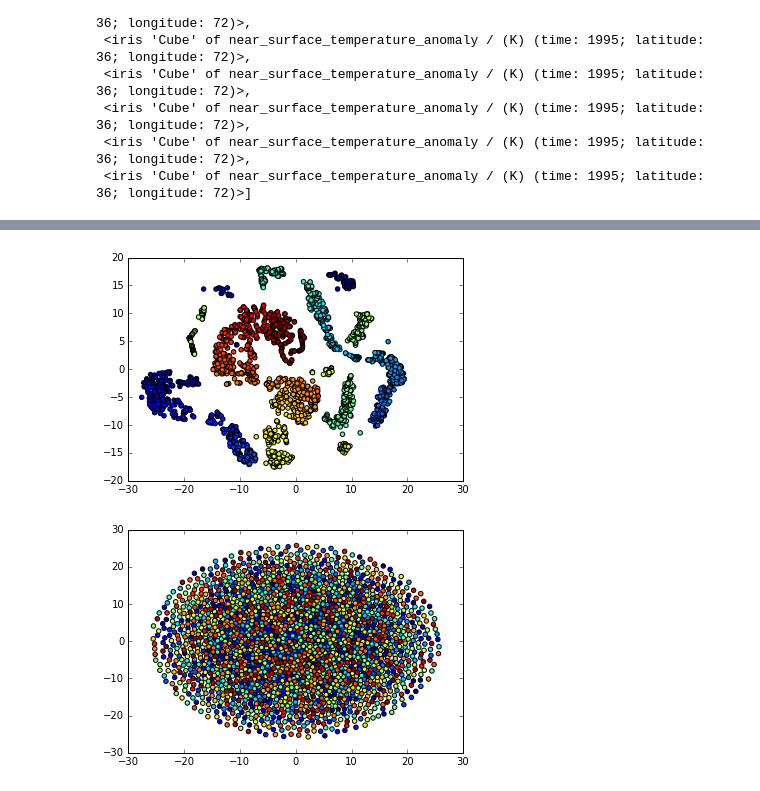
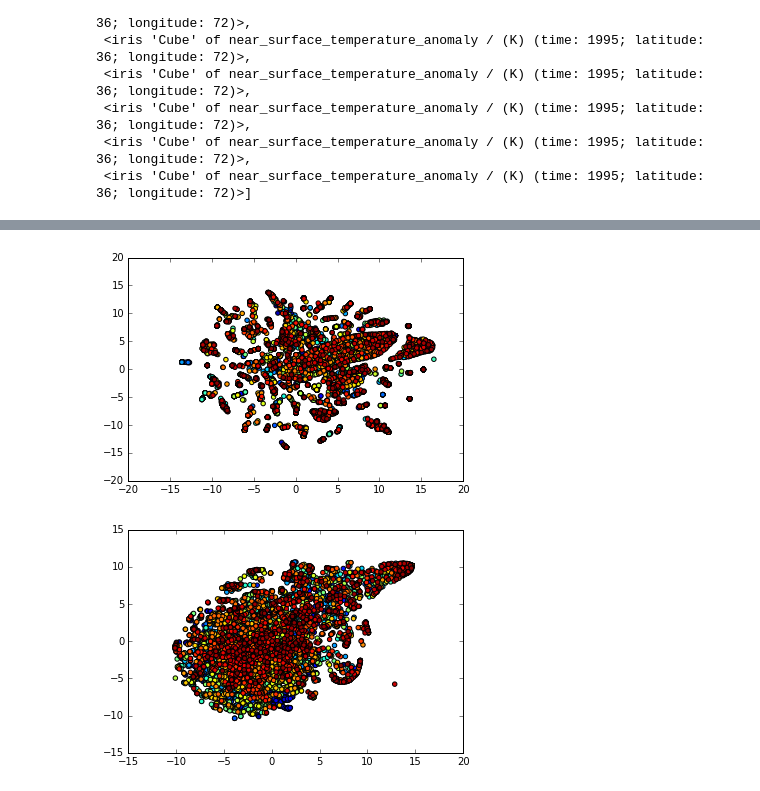
Before and after one commit to informatics-lab/hadobs-sandpit, a Jupyter notebook: tsne.ipynb, the cells around one changed output, grey strips where cells are left out. Cells and saved outputs as stored; diff of their text form; code cells hidden in the pictures.

```diff
--- a/tsne.ipynb
+++ b/tsne.ipynb
@@ -34,20 +34,16 @@ temps
  <iris 'Cube' of near_surface_temperature_anomaly / (K) (time: 1995; latitude: 36; longitude: 72)>,
  <iris 'Cube' of near_surface_temperature_anomaly / (K) (time: 1995; latitude: 36; longitude: 72)>]
 # %%
-def load_temp(n):
-    crut_file = "/Users/admin/Downloads/HadCRUT.4.4.0.0.anomalies.1_to_10_netcdf/HadCRUT.4.4.0.0.anomalies.%d.nc"%n
-    crut = iris.load(crut_file)
-    temp = crut[0]
-    temp.data.set_fill_value(temp.data.mean())
-    norm_temp = temp / max(temp.data.filled().max(), -temp.data.filled().min())
-#     norm_temp = temp / -1e+30
-#     norm_temp = iris.cube.Cube(np.ma.array(np.ones(temp.shape)))
-#     norm_temp = temp
-    norm_temp.data.set_fill_value(norm_temp.data.mean())
-#     norm_temp.data.set_fill_value(1)
-    return norm_temp
+# def load_temp(n):
+#     crut_file = "/Users/admin/Downloads/HadCRUT.4.4.0.0.anomalies.1_to_10_netcdf/HadCRUT.4.4.0.0.anomalies.%d.nc"%n
+#     crut = iris.load(crut_file)
+#     temp = crut[0]
+#     temp.data.set_fill_value(temp.data.mean())
+#     norm_temp = temp / max(temp.data.filled().max(), -temp.data.filled().min())
+#     norm_temp.data.set_fill_value(norm_temp.data.mean())
+#     return norm_temp
 
-temps = []
-for i in range(1,11):
-    temps.append(load_temp(i))
-temps
+# temps = []
+# for i in range(1,11):
+#     temps.append(load_temp(i))
+# temps
@@ -70,3 +55,11 @@ def show_tsne(timeseries):
     result = tsne.fit_transform(timeseries.data.filled().reshape(timesteps, pts))
     plt.scatter(result[:, 0], result[:, 1], c=np.arange(timesteps))
     plt.show()
+# %%
+def show_tsne_2(timeseries):
+    tsne = TSNE(n_components=2, random_state=0)
+    timesteps = timeseries.shape[0] * timeseries.shape[1]
+    pts = timeseries.shape[2]
+    result = tsne.fit_transform(timeseries.data.filled().reshape(timesteps, pts))
+    plt.scatter(result[:, 0], result[:, 1], c=np.arange(timesteps))
+    plt.show()
@@ -73,14 +76,14 @@ def show_tsne(timeseries):
 # %%
 def show_both(timeseries):
-    show_tsne(iris.cube.Cube(np.ma.array(timeseries.data.mask.astype(int))))
-    show_tsne(timeseries)
+    show_tsne_2(iris.cube.Cube(np.ma.array(timeseries.data.mask.astype(int))))
+    show_tsne_2(timeseries)
 # %%
 # full time series
 # %%
-show_both(temps[0])
+show_both(temps[0][1500:1700,:,:])
 # %% [output]
-[figure, old version]
+[figure, new version]
-[figure, old version]
+[figure, new version]
 # %%
 # first half of timesteps
 # %%
```
Also changed, not shown: parts of 8 cells of this notebook, 6 other files.
